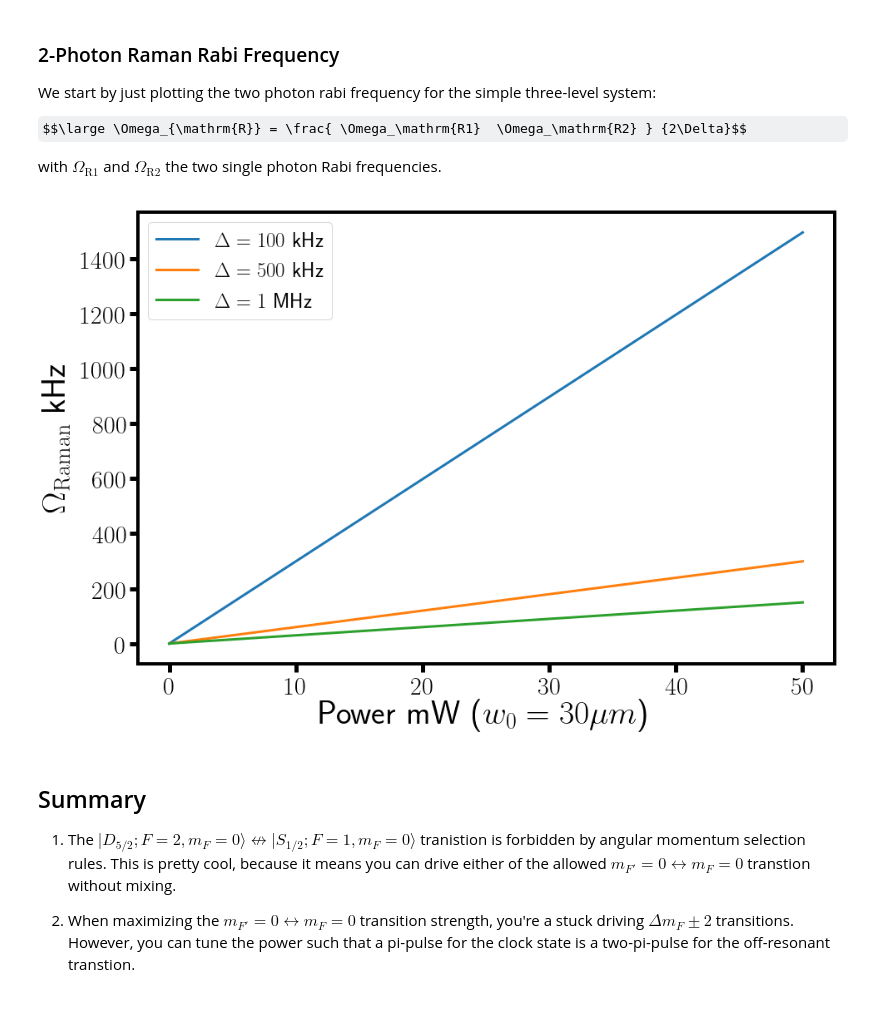
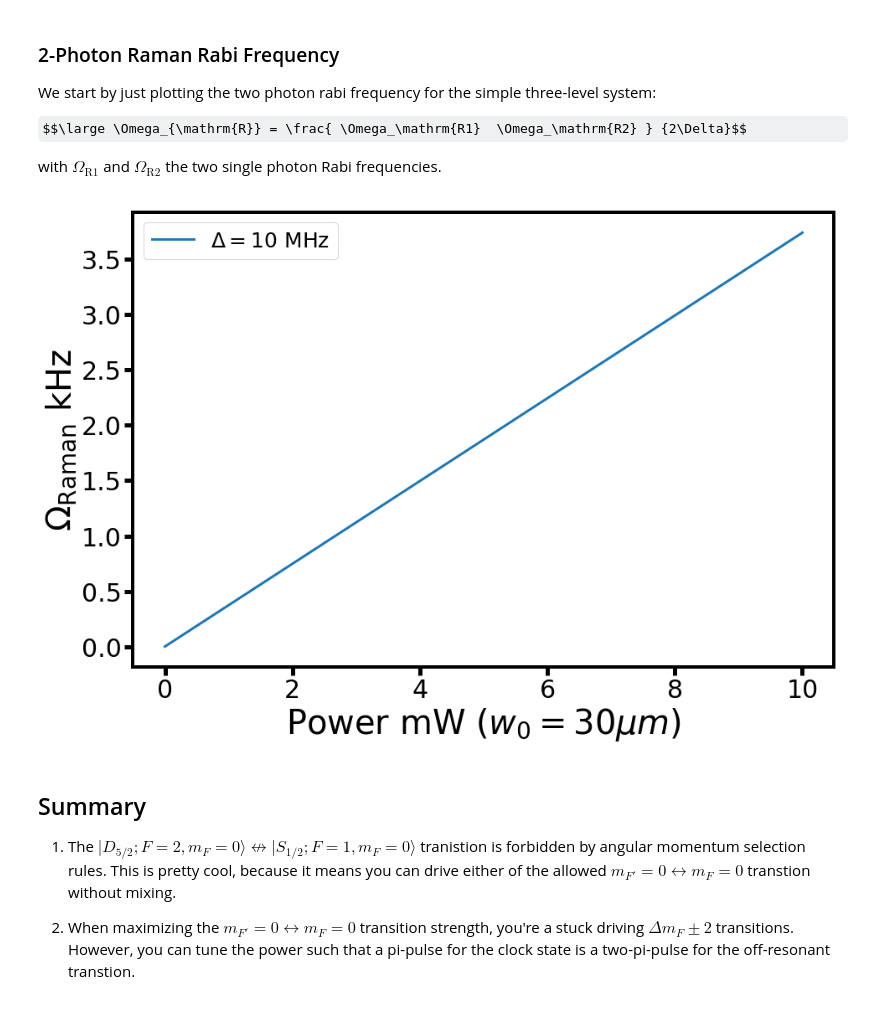
Before and after one commit to barium-project/python-notebooks, a Jupyter notebook: Quadrupole Transitions.ipynb, the cells around one changed output. Cells and saved outputs as stored; diff of their text form; code cells hidden in the pictures; some formulas as TeX source.

```diff
--- a/Quadrupole Transitions.ipynb
+++ b/Quadrupole Transitions.ipynb
@@ -107,7 +107,7 @@ mF = 0
 # Rabi(FP, mFP, F, mF, phi, gamma, I)
 def Rabi(FP,mFP, F, mF, phi, gamma, I):
     # first just do the prefactor with no 3j
-    f = q/hbar*np.sqrt(2*I/c/e0)*sqrt(A21/c/alpha/k**3)*sqrt(15*(2*F+1)/4)
+    f = q/hbar*np.sqrt(2*I/c/e0)*sqrt(A21/c/alpha/k**3)*sqrt(15.*(2.*F+1)/4)
 
     # for each value of q, we need to sum over i,j for the geometric factor.
     # c_i,j taken from James's paper
@@ -134,7 +134,7 @@ def Rabi(FP,mFP, F, mF, phi, gamma, I):
 def Rabi2(FP,mFP, F, mF, phi, gamma, I):
     # Uses Roos's simplified expression
     # first just do the prefactor with no 3j
-    f = q/hbar*np.sqrt(2*I/c/e0)*sqrt(A21/c/alpha/k**3)*sqrt(15*(2*F+1)/4)
+    f = q/hbar*np.sqrt(2*I/c/e0)*sqrt(A21/c/alpha/k**3)*sqrt(15.*(2.*F+1)/4.)
 
     f2  = np.abs( 1./2*np.abs(np.cos(gamma)*np.sin(2*phi))*float(wig(F,2,FP,-mF, 0, mFP)) +  \
                 # q = +/- 1
@@ -284,7 +285,7 @@ with  $\Omega_\mathrm{R1}$ and $\Omega_\mathrm{R2}$ the two single photon Rabi f
 ## Few definitions
 # beam waist
 w = (30.e-6)
-P = np.linspace(0,25.e-3, 1000)
+P = np.linspace(0,5.e-3, 1000)
 
 # Here we are assuming each beam has this much power
 I = 2*P/np.pi/w**2
@@ -292,53 +293,53 @@ I = 2*P/np.pi/w**2
 # I think a detuning this small invalidates assumptions in deriving the two-photon Rabi frequency
 delta1 = 2*np.pi*100.e3
 delta2 = 2*np.pi*500.e3
-delta3 = 2*np.pi*1.e6
+delta3 = 2*np.pi*10.e6
 
 # Calculate single photon Rabi frequency
 
 # for mF = 0 <-> mF' = 1 strongest transtion is given by (see Roos):
-phi  = 0
+phi  = np.pi/4
 gamma = 0
 
+# Upper
+FP = 3
+mFP = 0
+
 # lower
-FP = 1
-mFP = 1
-
-# uppter
-F = 3
+F = 1
 mF = 0
 
 # Rabi(FP, mFP, F, mF, phi, gamma, I)
 omega1  = Rabi(FP, mFP, F, mF, phi, gamma,I)
 
+# upper
+FP = 3
+mFP = 0
+
 # lower
-FP = 1
-mFP = 1
-
-# upper
-F = 2
+F = 1
 mF = 0
 
 omega2  = Rabi(FP, mFP, F, mF, phi, gamma,I)
 
 
 OR1 = omega1*omega2/2/delta1
 OR2 = omega1*omega2/2/delta2
 OR3 = omega1*omega2/2/delta3
 
 # remember we used P for each beam, so the total power is twice as much
-plot(2*P*1e3, OR1*1e-3, linewidth = 3, label = r'$\Delta = 100$ kHz')
-plot(2*P*1e3, OR2*1e-3, linewidth = 3, label = r'$\Delta = 500$ kHz')
-plot(2*P*1e3, OR3*1e-3, linewidth = 3, label = r'$\Delta = 1$ MHz')
+#plot(2*P*1e3, OR1*1e-3, linewidth = 3, label = r'$\Delta = 100$ kHz')
+#plot(2*P*1e3, OR2*1e-3, linewidth = 3, label = r'$\Delta = 500$ kHz')
+plot(2*P*1e3, OR3*1e-3, linewidth = 3, label = r'$\Delta = 10$ MHz')
 
 legend(fontsize = 25)
 xlabel(r'Power mW ($w_0  = 30 \mu m$)', fontsize = 40)
 ylabel(r'$\Omega_{\mathrm{Raman}}$ kHz', fontsize = 40)
 tick_params(labelsize = 30)
 tick_params(width=5, length=10)
 show()
 # %% [output]
-[figure, old version]
+[figure, new version]
 # %% [markdown]
 ## Summary
 
```
Also changed, not shown: parts of 6 cells of this notebook, 22 other files.
